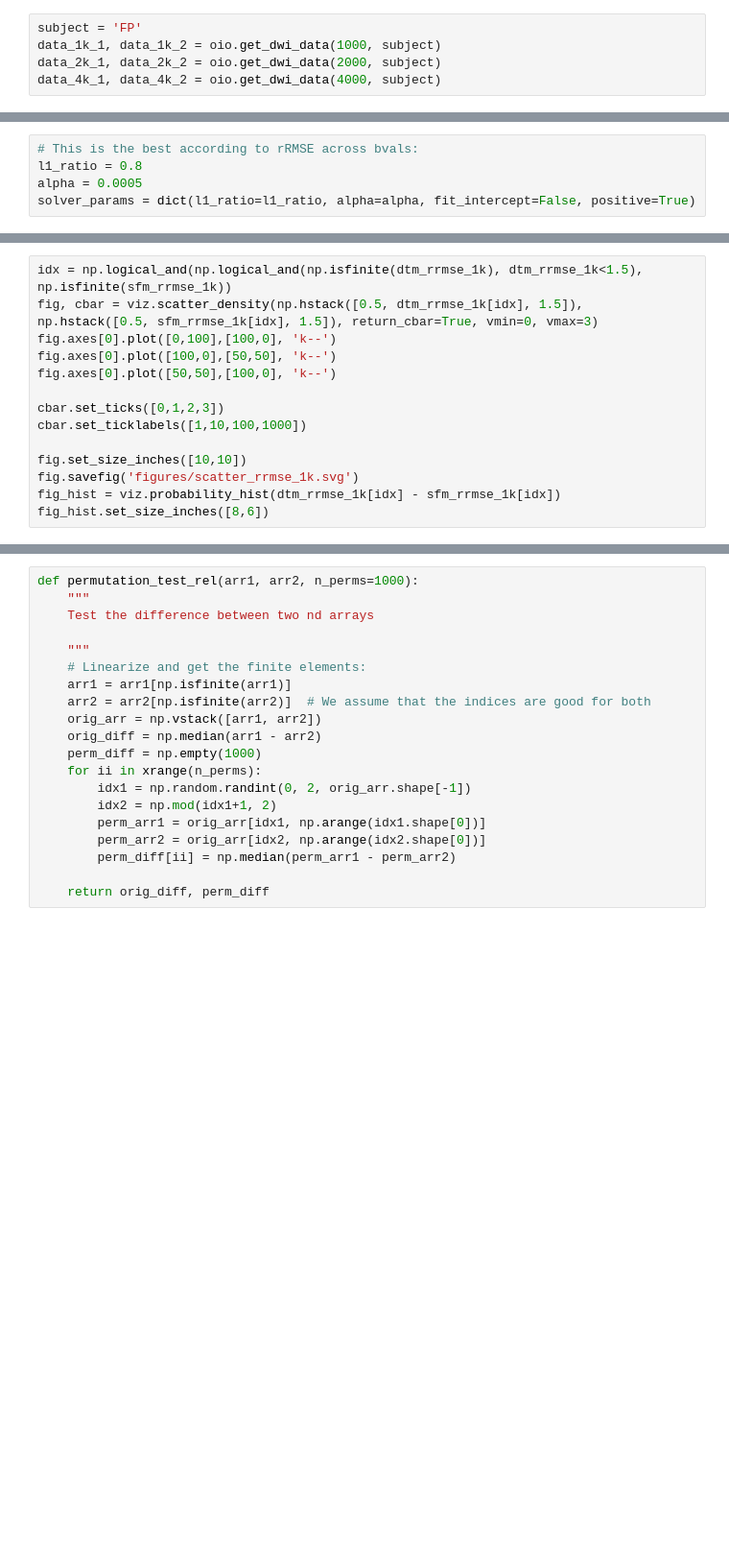
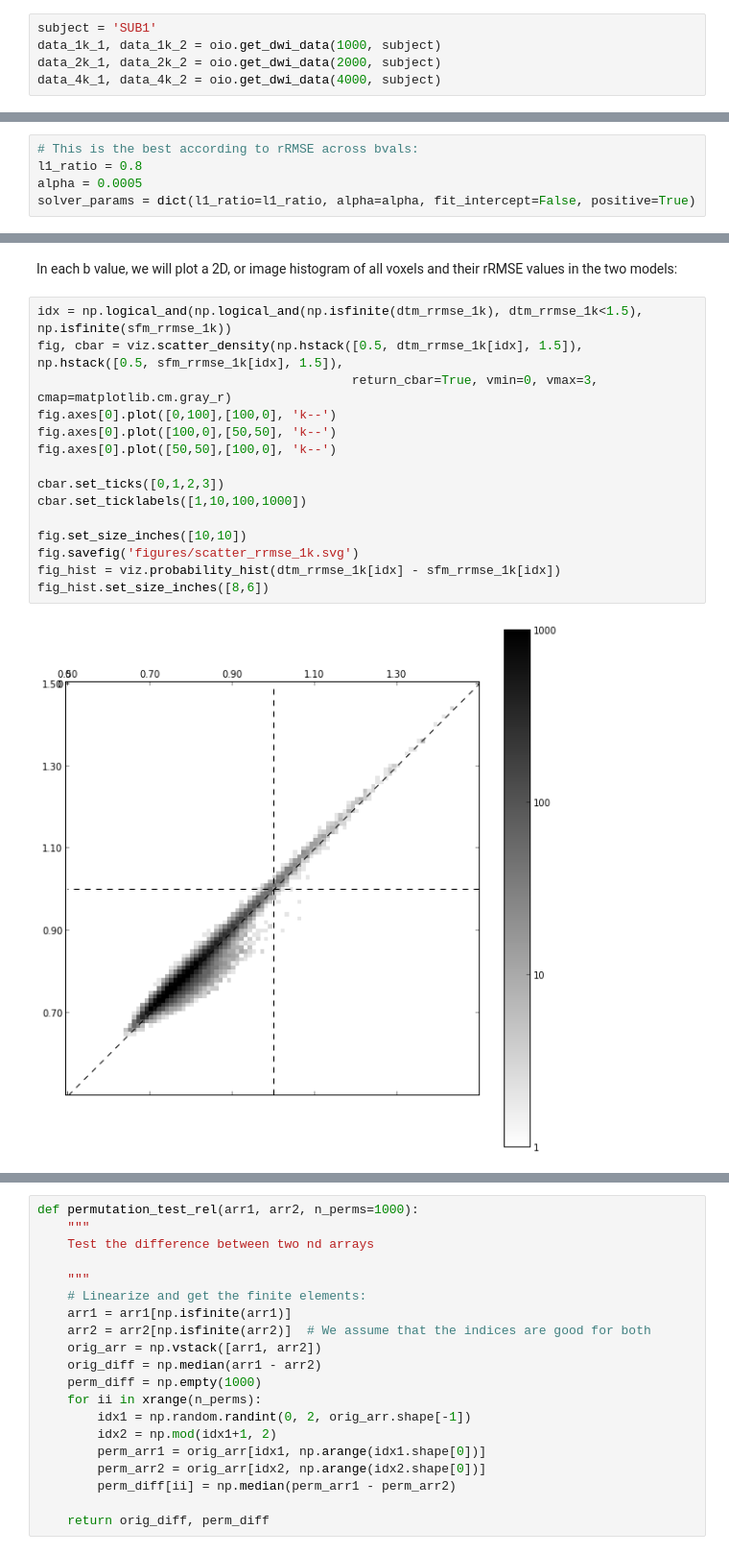
Before and after one commit to arokem/osmosis, a Jupyter notebook: doc/paper_figures/Figure5.ipynb, the cells around one changed output, grey strips where cells are left out. Shown at 96% size. Saved outputs shown, nothing was run; the diff lists cells and outputs as text; blank space fills up the shorter version.

Commit message:
Gray-scale images and some markdown comments.

```diff
--- a/doc/paper_figures/Figure5.ipynb
+++ b/doc/paper_figures/Figure5.ipynb
@@ -16,5 +26,5 @@ oio.data_path = os.path.join(oz.__path__[0], 'data')
 # %%
-subject = 'FP'
+subject = 'SUB1'
 data_1k_1, data_1k_2 = oio.get_dwi_data(1000, subject)
 data_2k_1, data_2k_2 = oio.get_dwi_data(2000, subject)
 data_4k_1, data_4k_2 = oio.get_dwi_data(4000, subject)
@@ -83,14 +103,19 @@ SparseDeconvolutionModel.model_params [*****            13%                  ]
+# %% [markdown]
+In each b value, we will plot a 2D, or image histogram of all voxels and their rRMSE values in the two models:
 # %%
 idx = np.logical_and(np.logical_and(np.isfinite(dtm_rrmse_1k), dtm_rrmse_1k<1.5), np.isfinite(sfm_rrmse_1k))
-fig, cbar = viz.scatter_density(np.hstack([0.5, dtm_rrmse_1k[idx], 1.5]), np.hstack([0.5, sfm_rrmse_1k[idx], 1.5]), return_cbar=True, vmin=0, vmax=3)
+fig, cbar = viz.scatter_density(np.hstack([0.5, dtm_rrmse_1k[idx], 1.5]), np.hstack([0.5, sfm_rrmse_1k[idx], 1.5]),
+                                          return_cbar=True, vmin=0, vmax=3, cmap=matplotlib.cm.gray_r)
 fig.axes[0].plot([0,100],[100,0], 'k--')
 fig.axes[0].plot([100,0],[50,50], 'k--')
 fig.axes[0].plot([50,50],[100,0], 'k--')
 
 cbar.set_ticks([0,1,2,3])
 cbar.set_ticklabels([1,10,100,1000])
 
 fig.set_size_inches([10,10])
 fig.savefig('figures/scatter_rrmse_1k.svg')
 fig_hist = viz.probability_hist(dtm_rrmse_1k[idx] - sfm_rrmse_1k[idx])
 fig_hist.set_size_inches([8,6])
+# %% [output]
+[figure, added]
```
Also changed, not shown: parts of 23 cells of this notebook.
